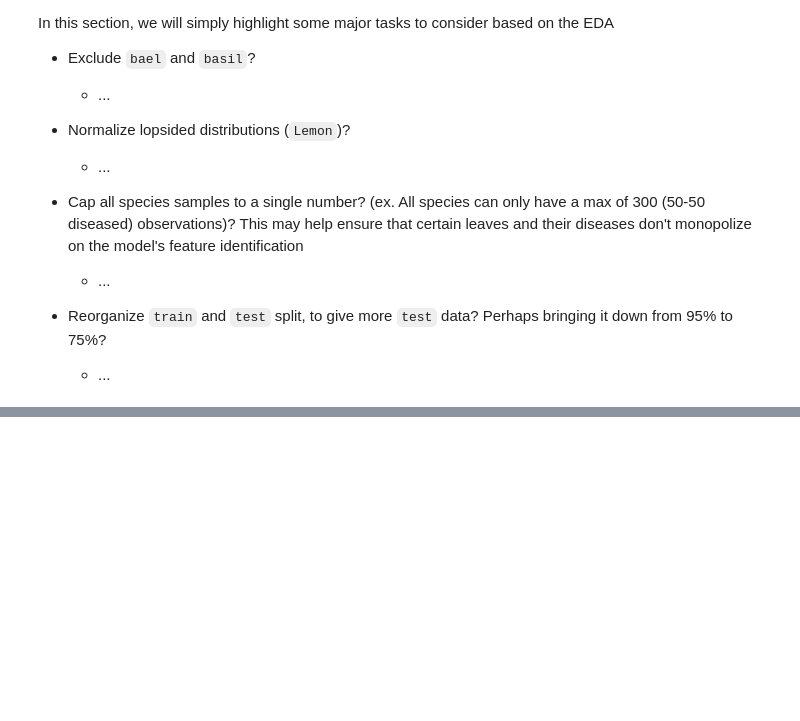
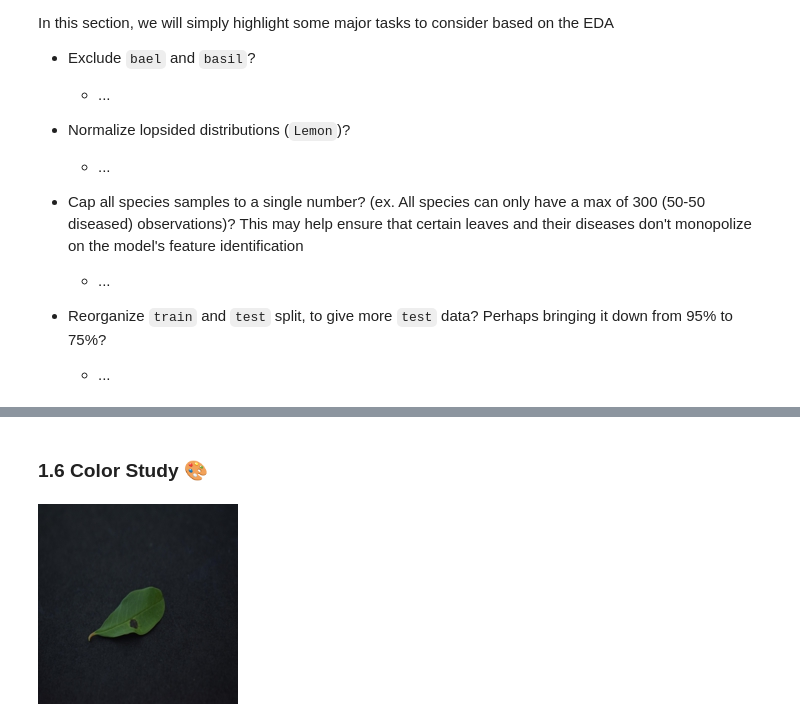
Before and after one commit to cricksmaidiene/leafydex, a Jupyter notebook: notebooks/eda.ipynb, the cells around one changed output, grey strips where cells are left out. Cells and saved outputs as stored; diff of their text form; code cells hidden in the pictures; blank space fills up the shorter version.

```diff
--- a/notebooks/eda.ipynb
+++ b/notebooks/eda.ipynb
@@ -322,0 +344,7 @@ In this section, we will simply highlight some major tasks to consider based on
+# %% [markdown]
+### 1.6 Color Study 🎨
+# %%
+img = Image.open(df.sample().iloc[0]['path'])
+img
+# %% [output]
+[figure, added]
```
Also changed, not shown: parts of 9 cells of this notebook.
